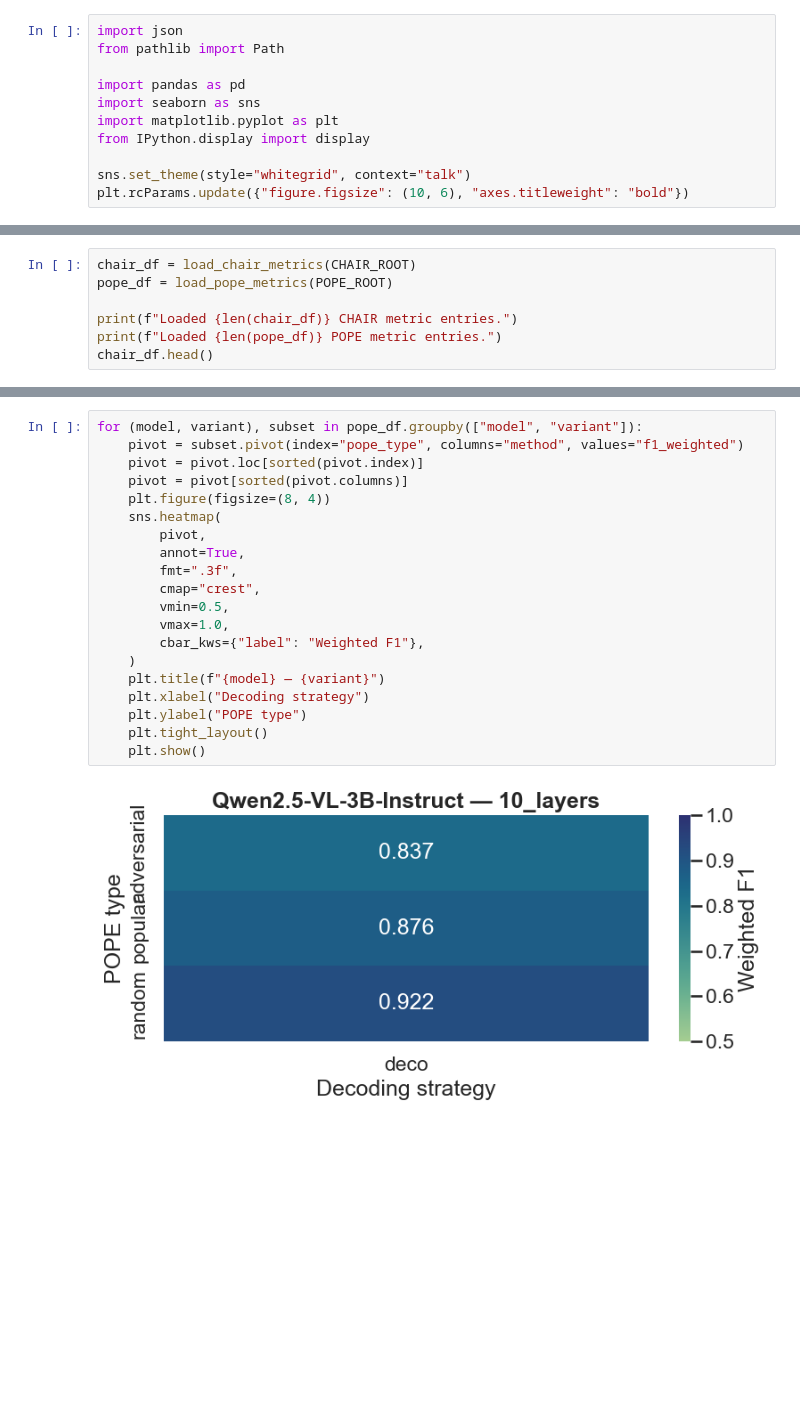
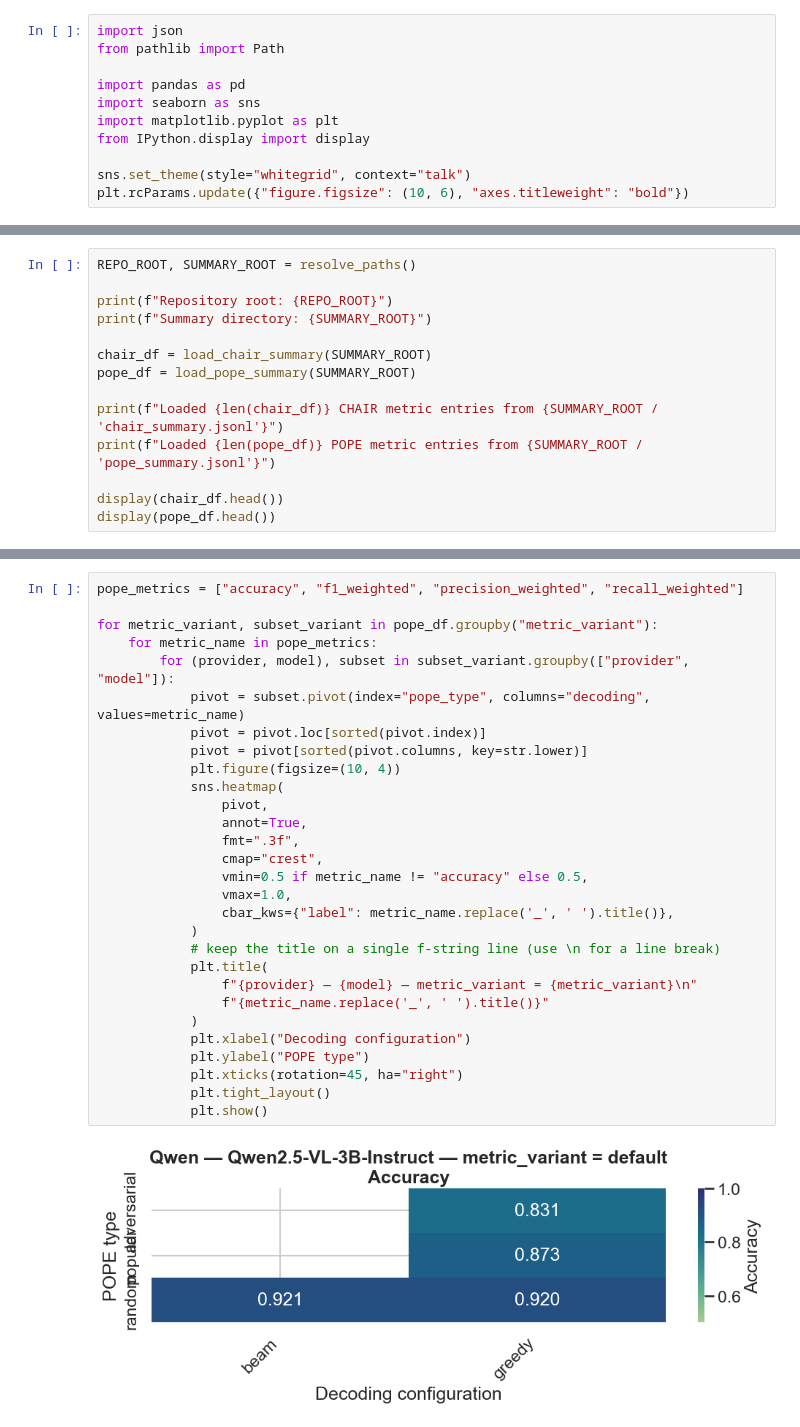
Before and after one commit to mayflower6157/Efficient-HA, a Jupyter notebook: scripts/notebook/visualization.ipynb, the cells around one changed output, grey strips where cells are left out. Saved outputs shown, nothing was run; the diff lists cells and outputs as text; blank space fills up the shorter version.

```diff
--- a/scripts/notebook/visualization.ipynb
+++ b/scripts/notebook/visualization.ipynb
@@ -102,8 +64,15 @@ def load_pope_metrics(pope_root: Path) -> pd.DataFrame:
 # %%
-chair_df = load_chair_metrics(CHAIR_ROOT)
-pope_df = load_pope_metrics(POPE_ROOT)
+REPO_ROOT, SUMMARY_ROOT = resolve_paths()
 
-print(f"Loaded {len(chair_df)} CHAIR metric entries.")
-print(f"Loaded {len(pope_df)} POPE metric entries.")
-chair_df.head()
+print(f"Repository root: {REPO_ROOT}")
+print(f"Summary directory: {SUMMARY_ROOT}")
+
+chair_df = load_chair_summary(SUMMARY_ROOT)
+pope_df = load_pope_summary(SUMMARY_ROOT)
+
+print(f"Loaded {len(chair_df)} CHAIR metric entries from {SUMMARY_ROOT / 'chair_summary.jsonl'}")
+print(f"Loaded {len(pope_df)} POPE metric entries from {SUMMARY_ROOT / 'pope_summary.jsonl'}")
+
+display(chair_df.head())
+display(pope_df.head())
 # %% [output]
@@ -209,22 +333,31 @@ Table 2. POPE weighted F1 by decoding strategy and evaluation type
 # %%
-for (model, variant), subset in pope_df.groupby(["model", "variant"]):
-    pivot = subset.pivot(index="pope_type", columns="method", values="f1_weighted")
-    pivot = pivot.loc[sorted(pivot.index)]
-    pivot = pivot[sorted(pivot.columns)]
-    plt.figure(figsize=(8, 4))
-    sns.heatmap(
-        pivot,
-        annot=True,
-        fmt=".3f",
-        cmap="crest",
-        vmin=0.5,
-        vmax=1.0,
-        cbar_kws={"label": "Weighted F1"},
-    )
-    plt.title(f"{model} — {variant}")
-    plt.xlabel("Decoding strategy")
-    plt.ylabel("POPE type")
-    plt.tight_layout()
-    plt.show()
+pope_metrics = ["accuracy", "f1_weighted", "precision_weighted", "recall_weighted"]
+
+for metric_variant, subset_variant in pope_df.groupby("metric_variant"):
+    for metric_name in pope_metrics:
+        for (provider, model), subset in subset_variant.groupby(["provider", "model"]):
+            pivot = subset.pivot(index="pope_type", columns="decoding", values=metric_name)
+            pivot = pivot.loc[sorted(pivot.index)]
+            pivot = pivot[sorted(pivot.columns, key=str.lower)]
+            plt.figure(figsize=(10, 4))
+            sns.heatmap(
+                pivot,
+                annot=True,
+                fmt=".3f",
+                cmap="crest",
+                vmin=0.5 if metric_name != "accuracy" else 0.5,
+                vmax=1.0,
+                cbar_kws={"label": metric_name.replace('_', ' ').title()},
+            )
+            # keep the title on a single f-string line (use \n for a line break)
+            plt.title(
+                f"{provider} — {model} — metric_variant = {metric_variant}\n"
+                f"{metric_name.replace('_', ' ').title()}"
+            )
+            plt.xlabel("Decoding configuration")
+            plt.ylabel("POPE type")
+            plt.xticks(rotation=45, ha="right")
+            plt.tight_layout()
+            plt.show()
 # %% [output]
-[figure, old version]
+[figure, new version]
```
Also changed, not shown: parts of 9 cells of this notebook, 56 other files.
